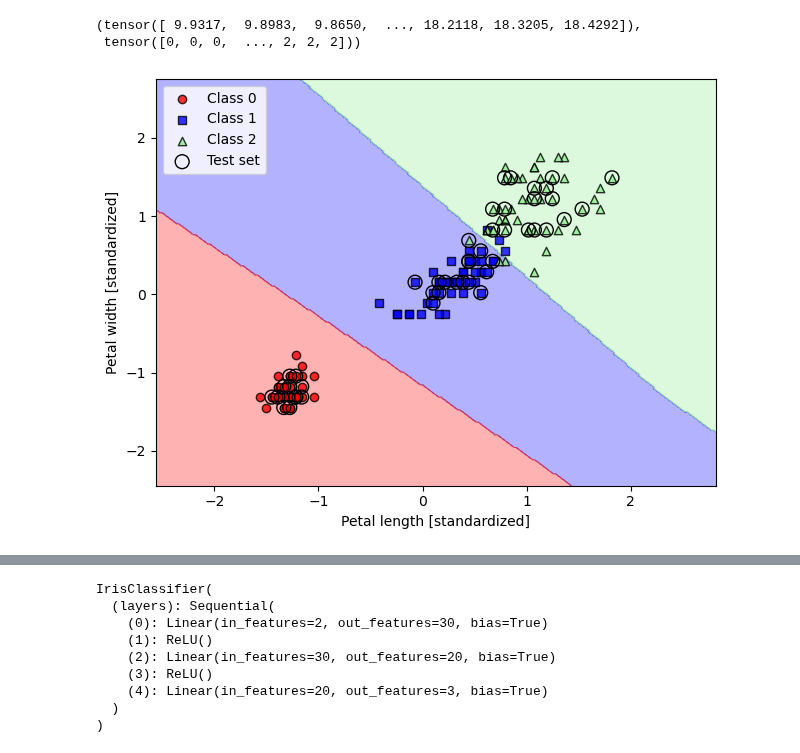
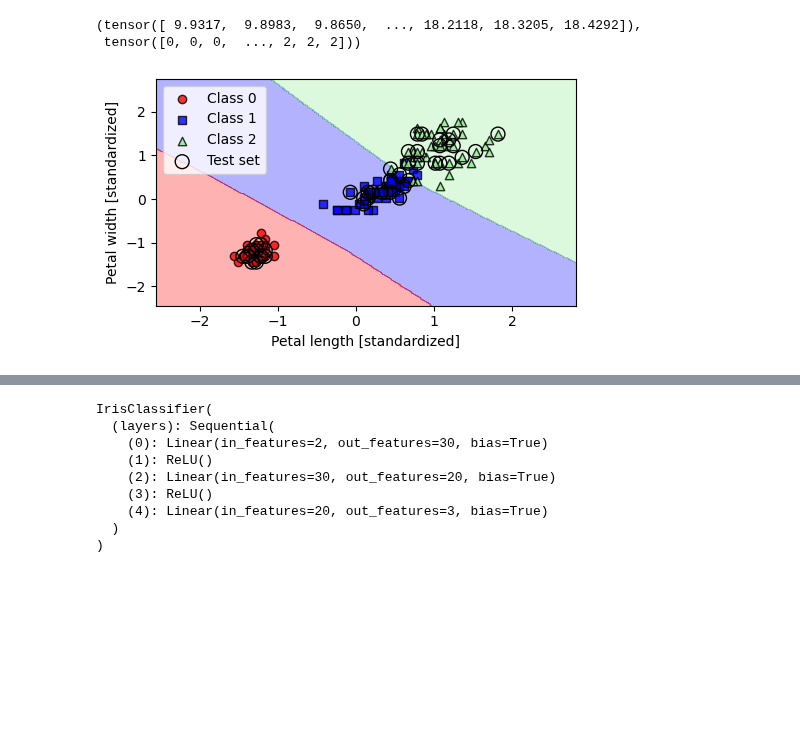
Before and after one commit to seafoodfry/ml-workspace, a Jupyter notebook: gpu-sandbox/llm-book/pytorch-101.ipynb, the cells around one changed output, grey strips where cells are left out. Cells and saved outputs as stored; diff of their text form; code cells hidden in the pictures; blank space fills up the shorter version.

Commit message:
Added more materil to pytorch 101 notebook
Model loading, etc.

Signed-off-by: seafoodfry <99568361+seafoodfry@users.noreply.github.com>

```diff
--- a/gpu-sandbox/llm-book/pytorch-101.ipynb
+++ b/gpu-sandbox/llm-book/pytorch-101.ipynb
@@ -163,7 +163,7 @@ def net_input(x, w, b):
 
 # Hyperparameters.
 learning_rate = 0.1
-num_epochs = 1_000
+num_epochs = 100
 
 # Training loop.
 losses = []
@@ -187,6 +187,7 @@ for epoch in tqdm(range(num_epochs)):
     # Update parameters.
     # Temporarily disable gradient tracking.
     with torch.no_grad():
+        # SGD-like algorithm.
         w -= learning_rate * w.grad
         b -= learning_rate * b.grad
         w.grad.zero_()
@@ -473,5 +465,10 @@ class IrisDataset(Dataset):
 train_dataset = IrisDataset(X_train, y_train)
 test_dataset = IrisDataset(X_test, y_test)
 # %%
-train_loader = DataLoader(train_dataset, batch_size=32, shuffle=True)
-test_loader = DataLoader(test_dataset, batch_size=32)
+train_loader = DataLoader(
+    train_dataset, batch_size=32, shuffle=True, num_workers=0, drop_last=False)
+test_loader = DataLoader(
+    test_dataset, batch_size=32, num_workers=0, drop_last=False)
+# %%
+for idx, (x, _) in enumerate(train_loader):
+    print(f'Batch {idx}: ', x.shape)
@@ -497,9 +499,11 @@ IrisClassifier(
 )
 # %%
 criterion = nn.CrossEntropyLoss()
-optimizer = optim.Adam(model.parameters(), lr=0.01)
+optimizer = optim.Adam(model.parameters(), lr=0.001)
 
-for epoch in tqdm(range(100)):
+model.train()
+num_epochs = 1_000
+for epoch in range(num_epochs):
     for i, data in enumerate(train_loader):
         inputs, labels = data
         optimizer.zero_grad()
@@ -507,3 +511,9 @@ for epoch in tqdm(range(100)):
         loss = criterion(outputs, labels)
         loss.backward()
         optimizer.step()
+
+        if (epoch) % 100 == 0:
+            print(f'Epoch:{epoch:03d}/{num_epochs:03d}'
+                  f' | Batch: {i:03d}/{len(train_loader):03d}'
+                  f' | Train Loss: {loss:.3f}',
+            )
@@ -647,19 +677,21 @@ values, indices
 # %%
 X_combined_std = np.vstack((X_train, X_test))
 y_combined = np.hstack((y_train, y_test))
+
+plt.figure(figsize=(5, 3))
 
 with torch.no_grad():
     plot_decision_regions(X=X_combined_std, y=y_combined,
                       classifier=model, test_idx=range(105, 150))
 plt.xlabel('Petal length [standardized]')
 plt.ylabel('Petal width [standardized]')
 plt.legend(loc='upper left')
 
 plt.tight_layout()
 #plt.savefig('figures/03_01.png', dpi=300)
 plt.show()
 # %% [output]
-[figure, old version]
+[figure, new version]
 # %%
 class IrisClassifier(nn.Module):
     def __init__(self, num_inputs, num_outputs):
```
Also changed, not shown: parts of 25 cells of this notebook.
